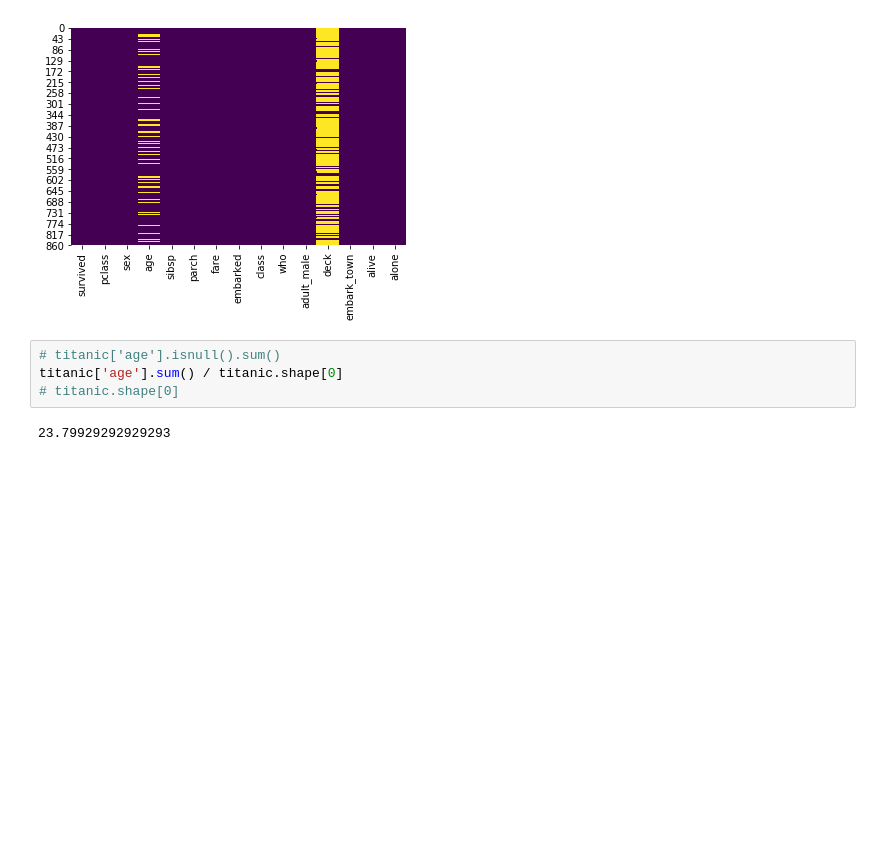
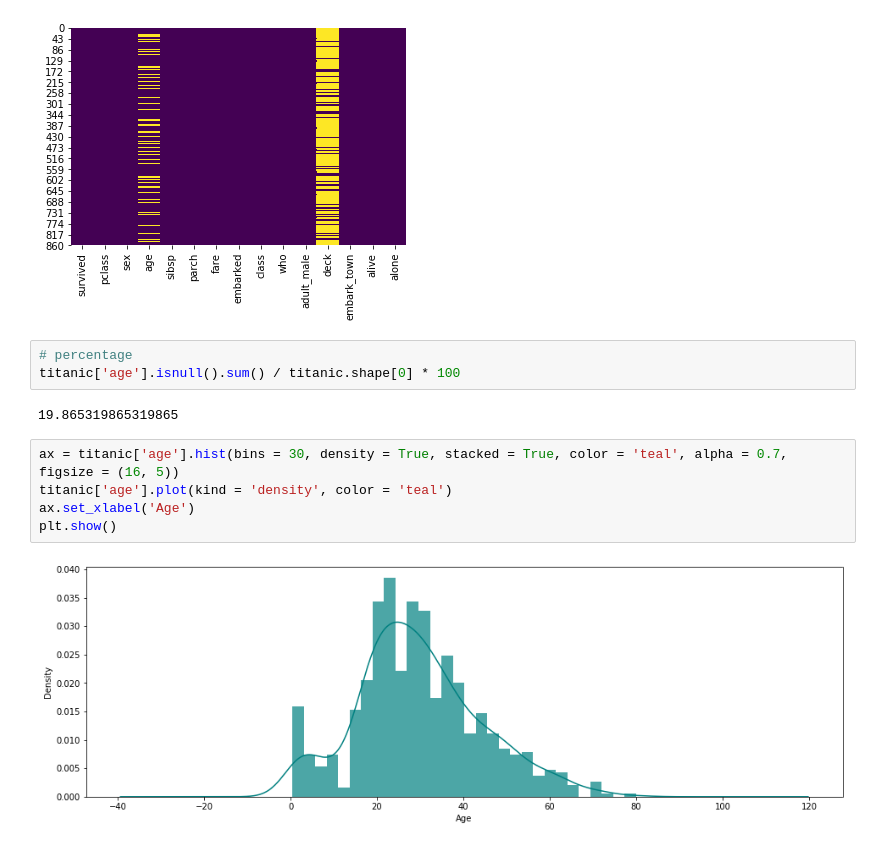
Before and after one commit to ElijahCoding/DataScience, a Jupyter notebook: AdvancedMachineLearning/LogisticRegression/Tutorial.ipynb, the cells around one changed output. Drawn from its saved outputs; the diff is of its cells as text; blank space fills up the shorter version.

Commit message:
density plot

```diff
--- a/AdvancedMachineLearning/LogisticRegression/Tutorial.ipynb
+++ b/AdvancedMachineLearning/LogisticRegression/Tutorial.ipynb
@@ -59,8 +59,14 @@ sns.heatmap(titanic.isnull(), cbar = False, cmap = 'viridis')
 <matplotlib.axes._subplots.AxesSubplot at 0x...>
 [figure]
 # %%
-# titanic['age'].isnull().sum()
-titanic['age'].sum() / titanic.shape[0]
-# titanic.shape[0]
+# percentage
+titanic['age'].isnull().sum() / titanic.shape[0] * 100
 # %% [output]
-23.79929292929293
+19.865319865319865
+# %%
+ax = titanic['age'].hist(bins = 30, density = True, stacked = True, color = 'teal', alpha = 0.7, figsize = (16, 5))
+titanic['age'].plot(kind = 'density', color = 'teal')
+ax.set_xlabel('Age')
+plt.show()
+# %% [output]
+[figure, added]
```
